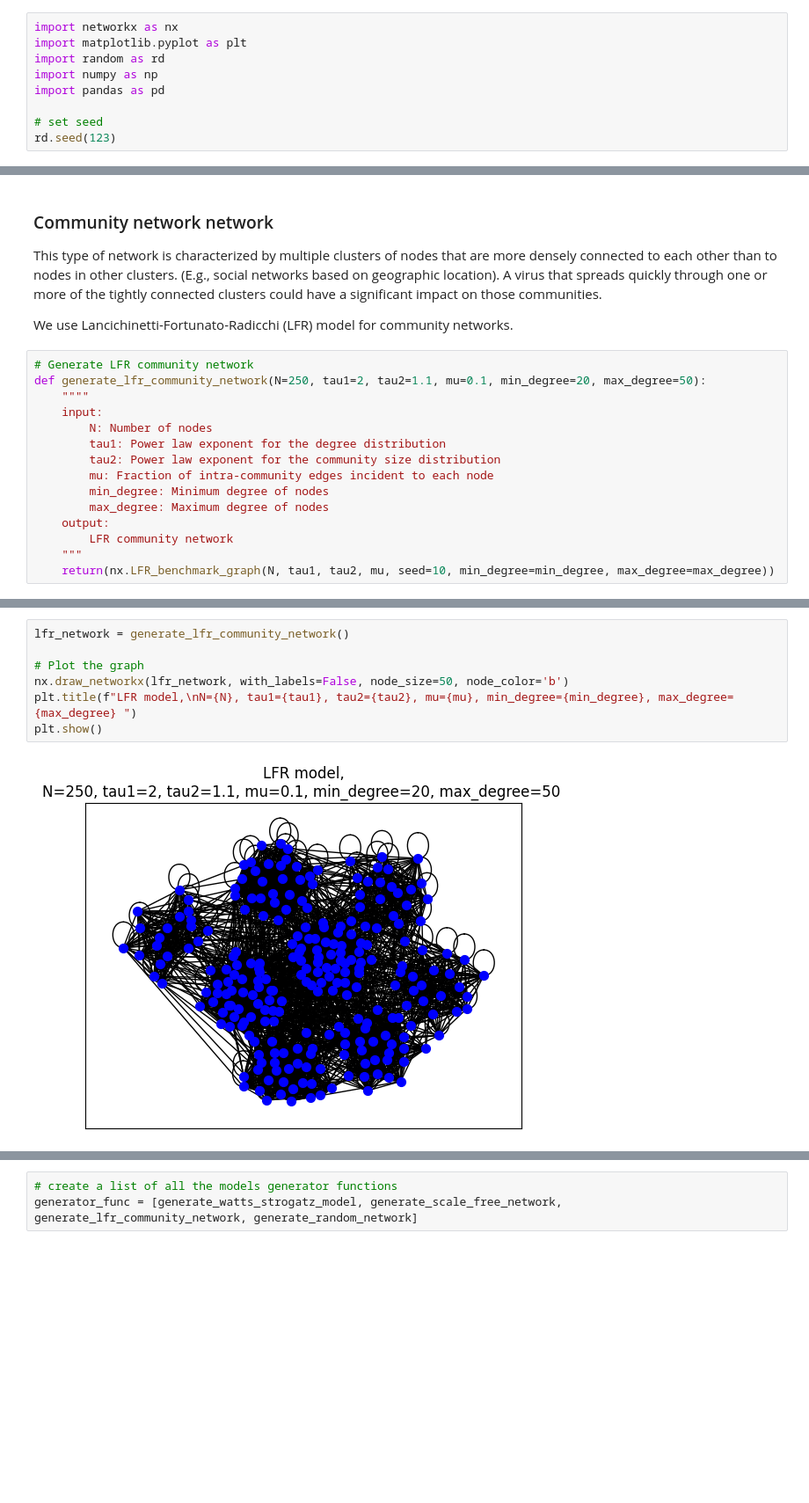
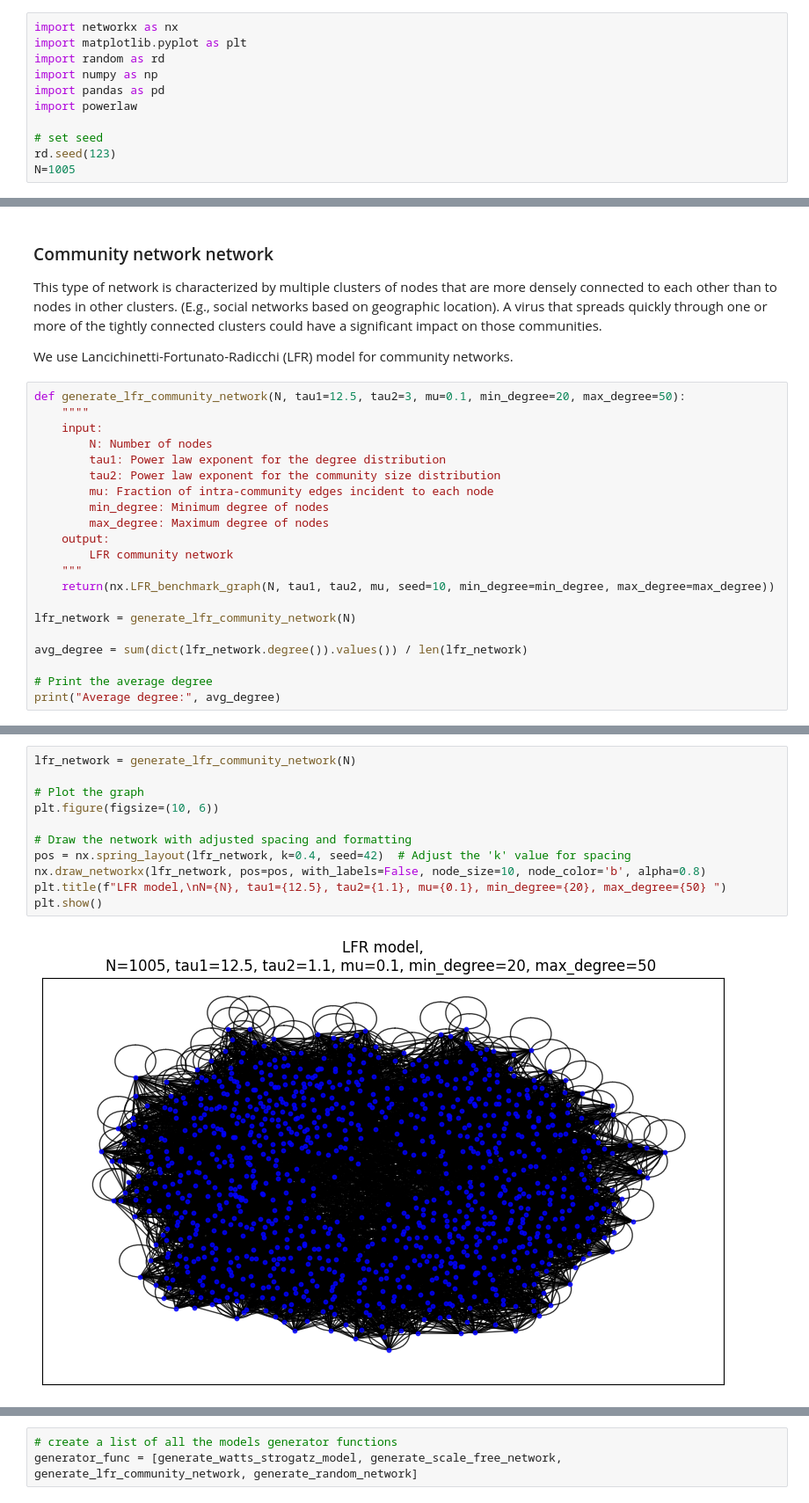
Before and after one commit to CopyKittyCode/sna_benchmarking, a Jupyter notebook: src/sna_benchmark.ipynb, the cells around one changed output, grey strips where cells are left out. Shown at 88% size. Drawn from its saved outputs; the diff is of its cells as text; blank space fills up the shorter version.

```diff
--- a/src/sna_benchmark.ipynb
+++ b/src/sna_benchmark.ipynb
@@ -20,6 +26,8 @@ import matplotlib.pyplot as plt
 import random as rd
 import numpy as np
 import pandas as pd
+import powerlaw
 
 # set seed
 rd.seed(123)
+N=1005
@@ -77,8 +207,7 @@ This type of network is characterized by multiple clusters of nodes that are mor
 
 We use Lancichinetti-Fortunato-Radicchi (LFR) model for community networks.
 # %%
-# Generate LFR community network
-def generate_lfr_community_network(N=250, tau1=2, tau2=1.1, mu=0.1, min_degree=20, max_degree=50):
+def generate_lfr_community_network(N, tau1=12.5, tau2=3, mu=0.1, min_degree=20, max_degree=50):
     """"
     input:
         N: Number of nodes
@@ -91,3 +220,10 @@ def generate_lfr_community_network(N=250, tau1=2, tau2=1.1, mu=0.1, min_degree=2
         LFR community network
     """
     return(nx.LFR_benchmark_graph(N, tau1, tau2, mu, seed=10, min_degree=min_degree, max_degree=max_degree))
+
+lfr_network = generate_lfr_community_network(N)
+
+avg_degree = sum(dict(lfr_network.degree()).values()) / len(lfr_network)
+
+# Print the average degree
+print("Average degree:", avg_degree)
@@ -94,9 +232,13 @@ def generate_lfr_community_network(N=250, tau1=2, tau2=1.1, mu=0.1, min_degree=2
 # %%
-lfr_network = generate_lfr_community_network()
+lfr_network = generate_lfr_community_network(N)
 
 # Plot the graph
-nx.draw_networkx(lfr_network, with_labels=False, node_size=50, node_color='b')
-plt.title(f"LFR model,\nN={N}, tau1={tau1}, tau2={tau2}, mu={mu}, min_degree={min_degree}, max_degree={max_degree} ")
+plt.figure(figsize=(10, 6))
+
+# Draw the network with adjusted spacing and formatting
+pos = nx.spring_layout(lfr_network, k=0.4, seed=42)  # Adjust the 'k' value for spacing
+nx.draw_networkx(lfr_network, pos=pos, with_labels=False, node_size=10, node_color='b', alpha=0.8)
+plt.title(f"LFR model,\nN={N}, tau1={12.5}, tau2={1.1}, mu={0.1}, min_degree={20}, max_degree={50} ")
 plt.show()
 # %% [output]
-[figure, old version]
+[figure, new version]
```
Also changed, not shown: parts of 42 cells of this notebook, 1 other file.
